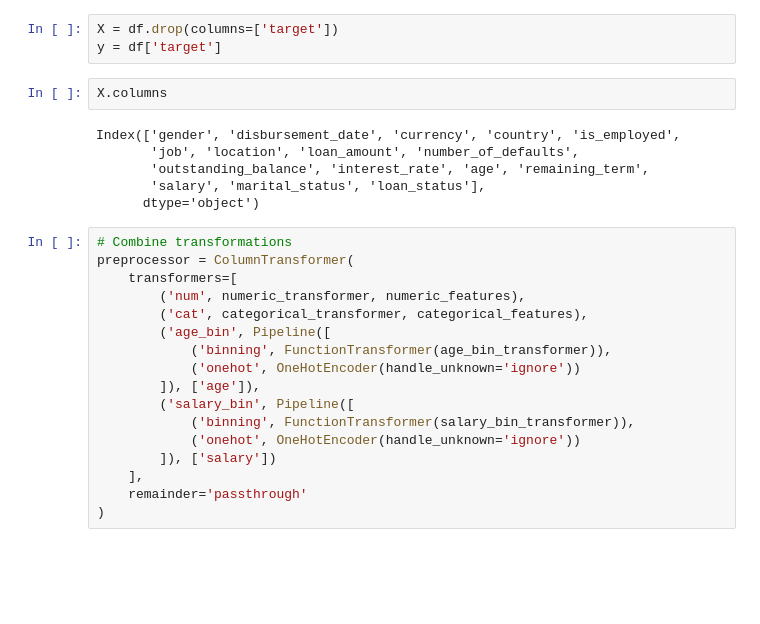
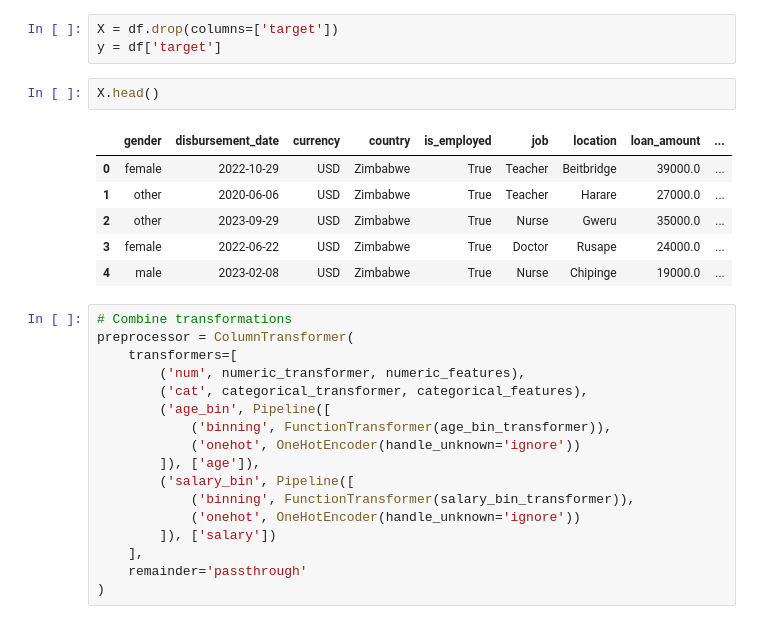
Before and after one commit to nyashaChiza/predicting-probability-of-default, a Jupyter notebook: notebooks/03_feature_engineering.ipynb, the cells around one changed output. Drawn from its saved outputs; the diff is of its cells as text; blank space fills up the shorter version.

```diff
--- a/notebooks/03_feature_engineering.ipynb
+++ b/notebooks/03_feature_engineering.ipynb
@@ -98,13 +98,14 @@ pipeline = Pipeline(steps=[('preprocessor', preprocessor)])
 X = df.drop(columns=['target'])
 y = df['target']
 # %%
-X.columns
+X.head()
 # %% [output]
-Index(['gender', 'disbursement_date', 'currency', 'country', 'is_employed',
-       'job', 'location', 'loan_amount', 'number_of_defaults',
-       'outstanding_balance', 'interest_rate', 'age', 'remaining_term',
-       'salary', 'marital_status', 'loan_status'],
-      dtype='object')
+|  | gender | disbursement_date | currency | country | is_employed | job | location | loan_amount | ... |
+| 0 | female | 2022-10-29 | USD | Zimbabwe | True | Teacher | Beitbridge | 39000.0 | ... |
+| 1 | other | 2020-06-06 | USD | Zimbabwe | True | Teacher | Harare | 27000.0 | ... |
+| 2 | other | 2023-09-29 | USD | Zimbabwe | True | Nurse | Gweru | 35000.0 | ... |
+| 3 | female | 2022-06-22 | USD | Zimbabwe | True | Doctor | Rusape | 24000.0 | ... |
+| 4 | male | 2023-02-08 | USD | Zimbabwe | True | Nurse | Chipinge | 19000.0 | ... |
 # %%
 # Combine transformations
 preprocessor = ColumnTransformer(
```
Also changed, not shown: parts of 2 cells of this notebook, 2 other files.
